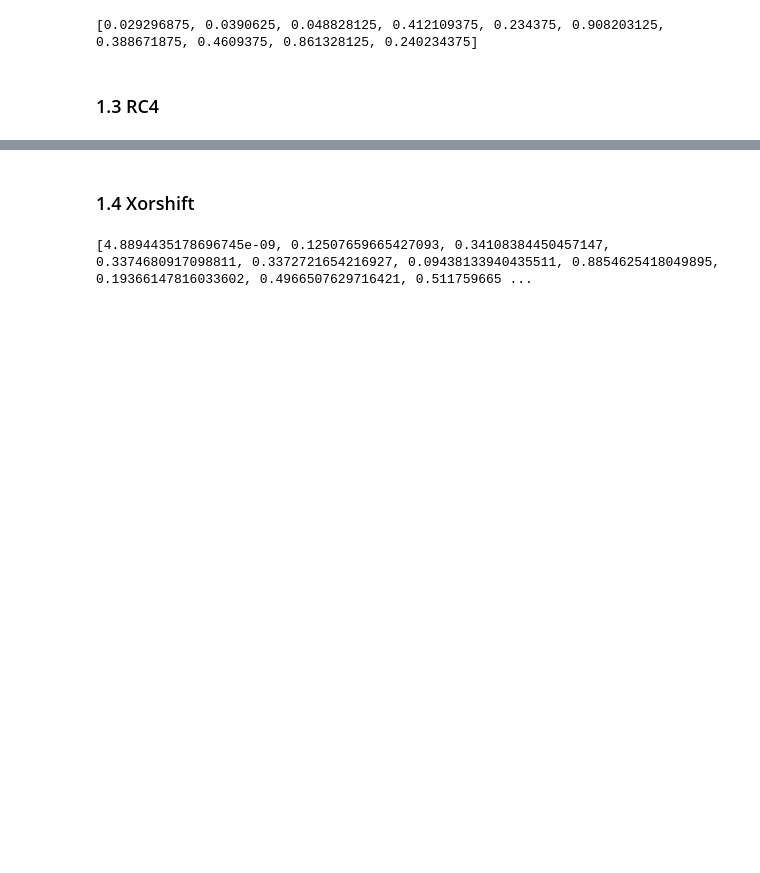
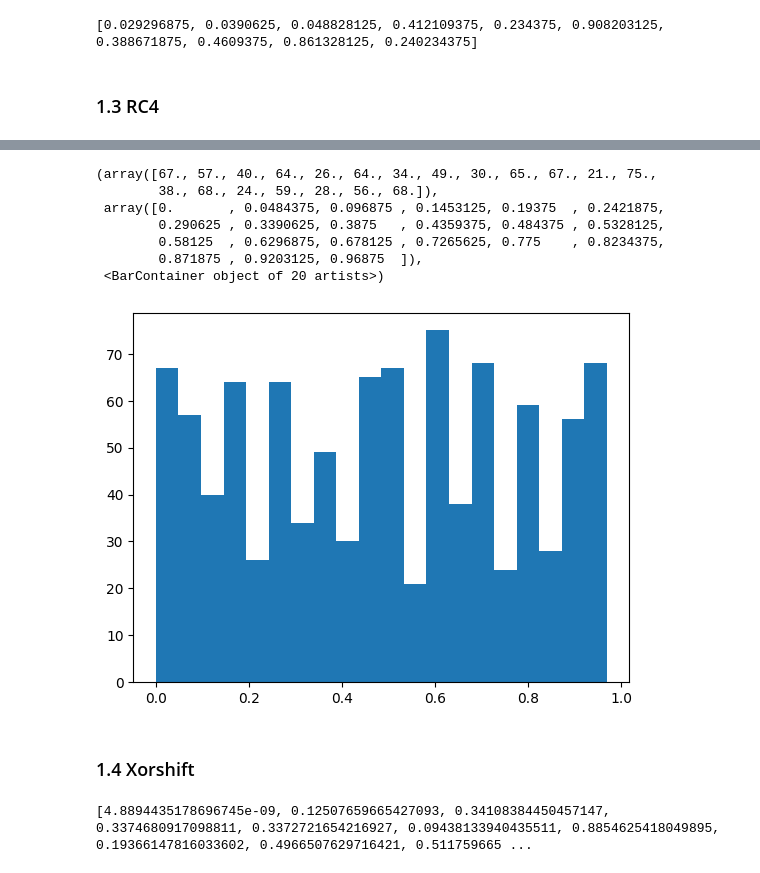
Before and after one commit to MartaGacek1/MonteCarloProject1, a Jupyter notebook: MonteCarloProjekt1.ipynb, the cells around one changed output, grey strips where cells are left out. Saved outputs shown, nothing was run; the diff lists cells and outputs as text; code cells hidden in the pictures; blank space fills up the shorter version.

```diff
--- a/MonteCarloProjekt1.ipynb
+++ b/MonteCarloProjekt1.ipynb
@@ -96,3 +112,14 @@ print(test_rc4)
+# %%
+plt.hist(test_rc4, bins=20)
+# %% [output]
+(array([67., 57., 40., 64., 26., 64., 34., 49., 30., 65., 67., 21., 75.,
+        38., 68., 24., 59., 28., 56., 68.]),
+ array([0.       , 0.0484375, 0.096875 , 0.1453125, 0.19375  , 0.2421875,
+        0.290625 , 0.3390625, 0.3875   , 0.4359375, 0.484375 , 0.5328125,
+        0.58125  , 0.6296875, 0.678125 , 0.7265625, 0.775    , 0.8234375,
+        0.871875 , 0.9203125, 0.96875  ]),
+ <BarContainer object of 20 artists>)
+[figure, added]
 # %% [markdown]
 ### 1.4 Xorshift
 # %%
```
Also changed, not shown: parts of 2 cells of this notebook.
